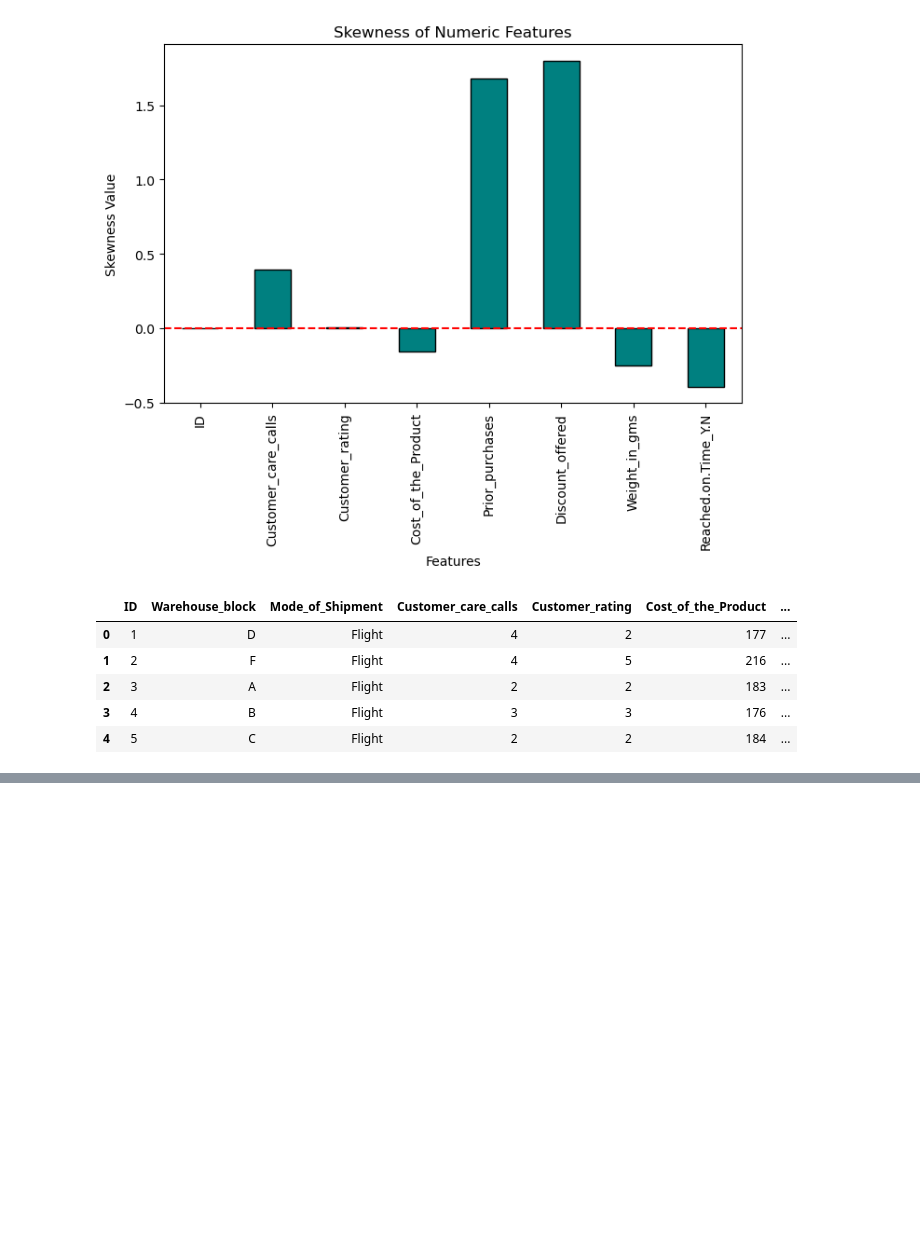
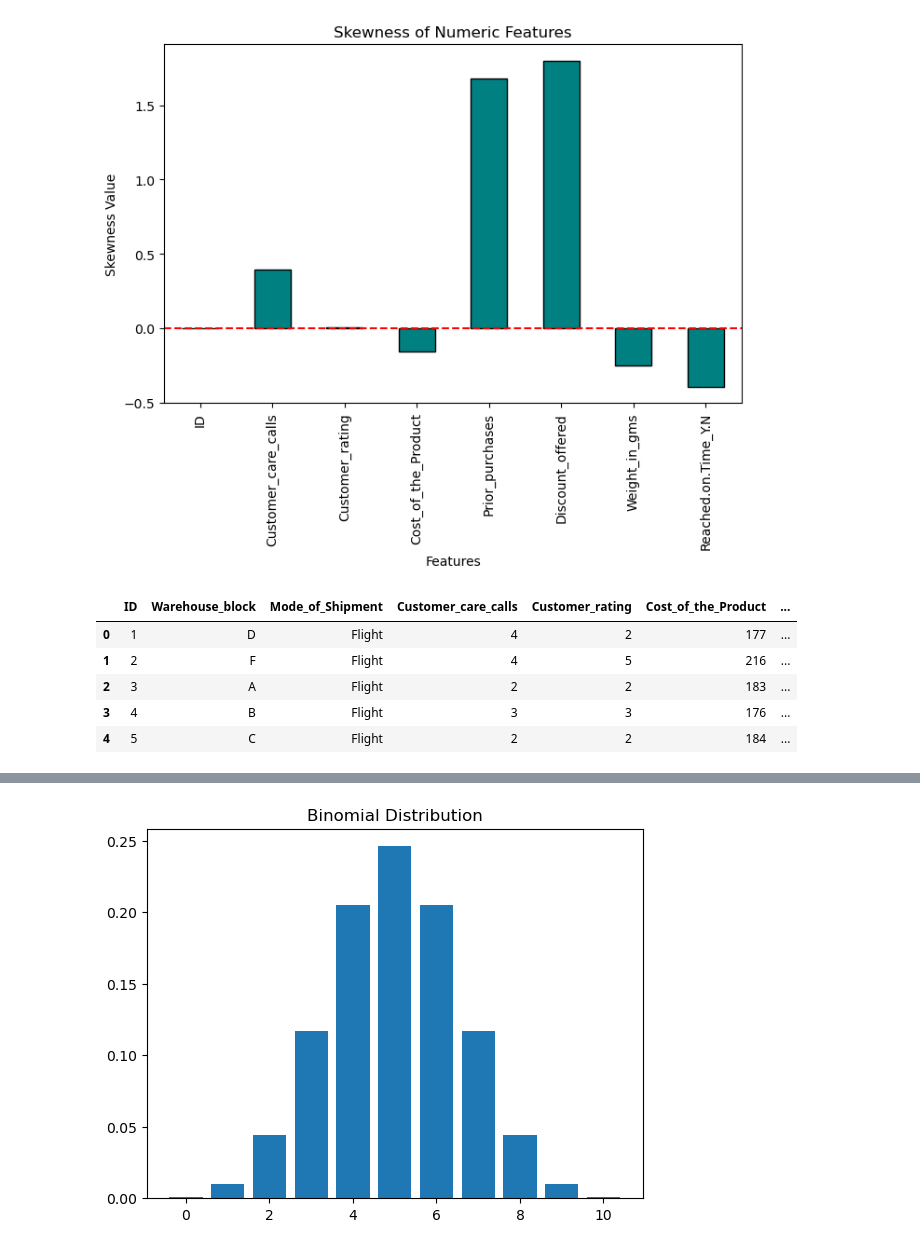
Before and after one commit to SpringBoard782/AI_Shipment_Sure_Infosys_Project, a Jupyter notebook: Milestone1/infosys.ipynb, the cells around one changed output, grey strips where cells are left out. Cells and saved outputs as stored; diff of their text form; code cells hidden in the pictures; blank space fills up the shorter version.

```diff
--- a/Milestone1/infosys.ipynb
+++ b/Milestone1/infosys.ipynb
@@ -725,0 +990,10 @@ P-value: 0.03206290519743593
+# %%
+from scipy.stats import binom
+n , p = 10, 0.5
+x= np.arange(0, n+1)
+pmf_binomial = binom.pmf(x, n, p)
+plt.bar(x, pmf_binomial)
+plt.title("Binomial Distribution")
+plt.show()
+# %% [output]
+[figure, added]
```
Also changed, not shown: parts of 56 cells of this notebook.
